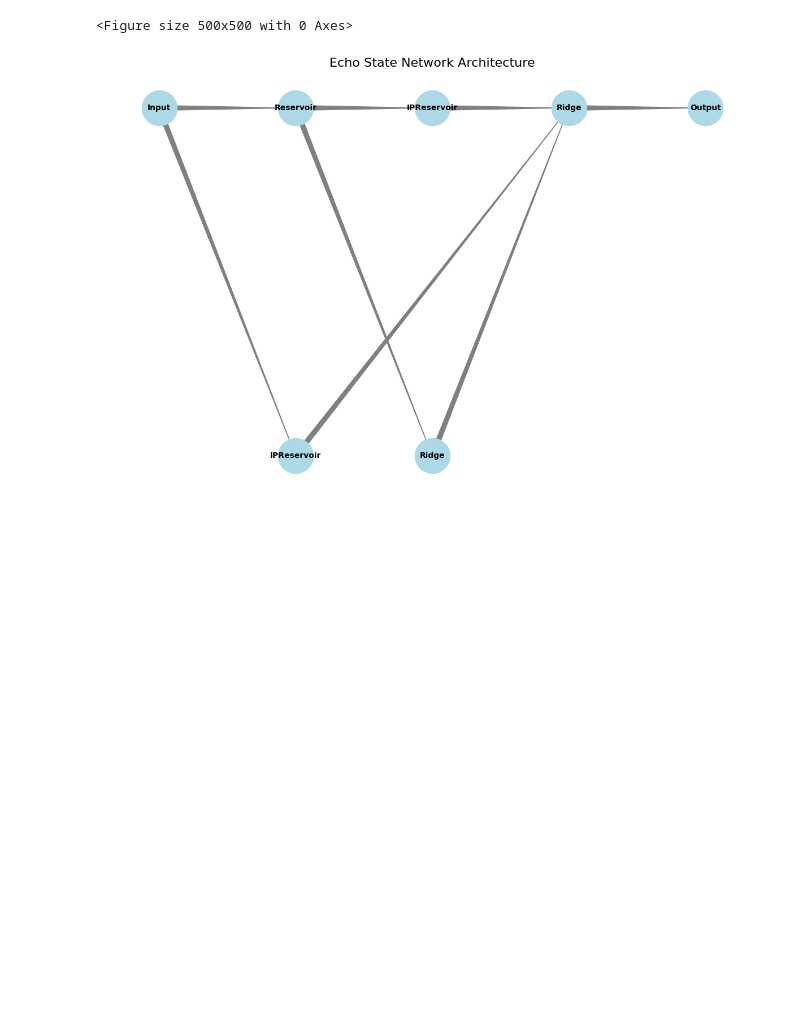
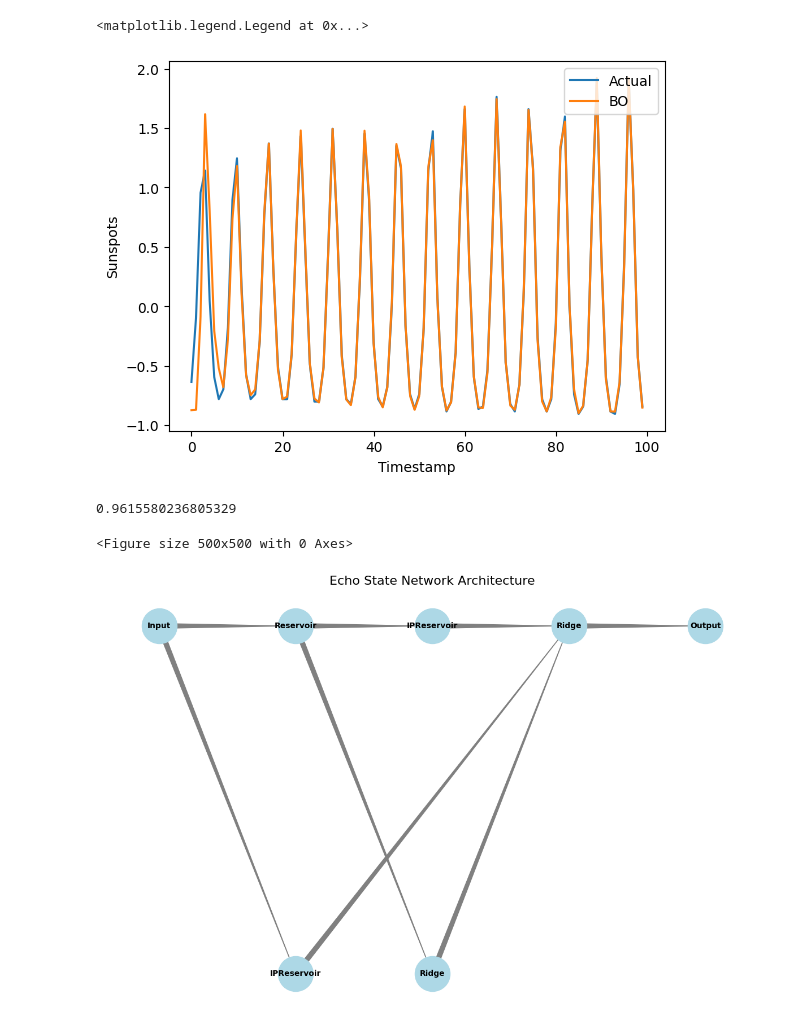
Before and after one commit to aloksGithub/ESN_research, a Jupyter notebook: experiments/temp.ipynb, the cells around one changed output. Drawn from its saved outputs; the diff is of its cells as text; code cells hidden in the pictures; blank space fills up the shorter version.

```diff
--- a/experiments/temp.ipynb
+++ b/experiments/temp.ipynb
@@ -5,3 +50,47 @@ sys.path.append(os.path.abspath('../'))
+# %%
+def getDataLaser():
+    sunspots = pd.read_csv("../data/santafelaser.csv")
+    data = np.array(sunspots)
+    data = data.reshape((data.shape[0],1))
+    data = data[:3801,:]
+    from scipy import stats
+    data = stats.zscore(data)
+
+    trainLen = 2000
+    valLen = 100
+    testLen = 100
+    train_in = data[0:trainLen]
+    train_out = data[0+1:trainLen+1]
+    val_in = data[trainLen:trainLen+valLen]
+    val_out = data[trainLen+1:trainLen+valLen+1]
+    test_in = data[trainLen+valLen:trainLen+valLen+testLen]
+    test_out = data[trainLen+valLen+1:trainLen+valLen+testLen+1]
+    return train_in, train_out, val_in, val_out, test_in, test_out
+
+_, _, testX, testY, _, _ = getDataLaser()
+nrmseErrors = []
+rSquaredValues = []
+bo = readSavedExperiment('../backup_bo/laser/backup_{}.obj'.format(4))
+# hybrid = readSavedExperiment('../backup_hybrid/sunspots/backup_3.obj')
+model = bo.bestModel
+# hybrid_model = hybrid.bestModel
+preds = runModel(model, testX)
+# preds_hybrid = runModel(hybrid_model, testX)
+plt.plot(testY)
+plt.plot(preds)
+# plt.plot(preds_hybrid)
+plt.xlabel("Timestamp")
+plt.ylabel("Sunspots")
+plt.legend(['Actual', 'BO'], loc='upper right')
+# %% [output]
+<matplotlib.legend.Legend at 0x...>
+[figure, added]
+# %%
+from NAS.error_metrics import r_squared, nrmse
+
+r_squared(testY, preds)
+# %% [output]
+0.9615580236805329
 # %%
 import networkx as nx
 import matplotlib.pyplot as plt
```
Also changed, not shown: parts of 4 cells of this notebook.
